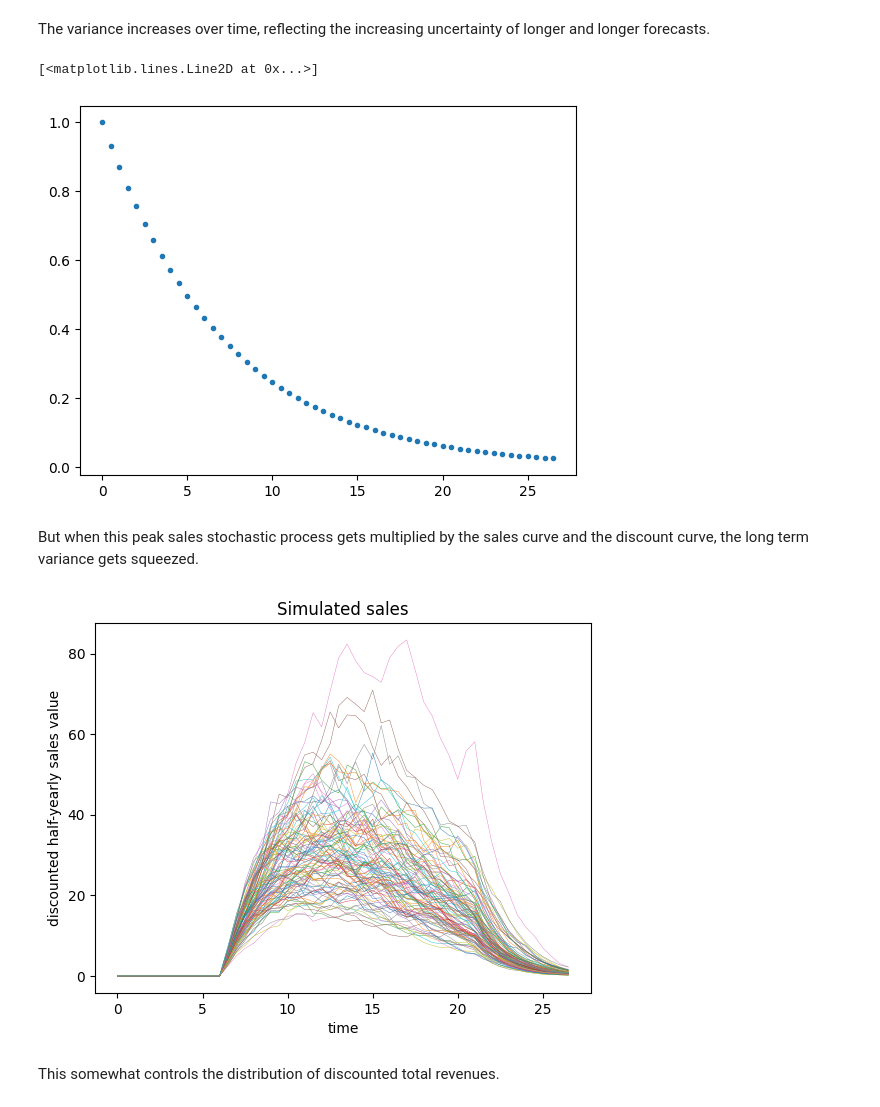
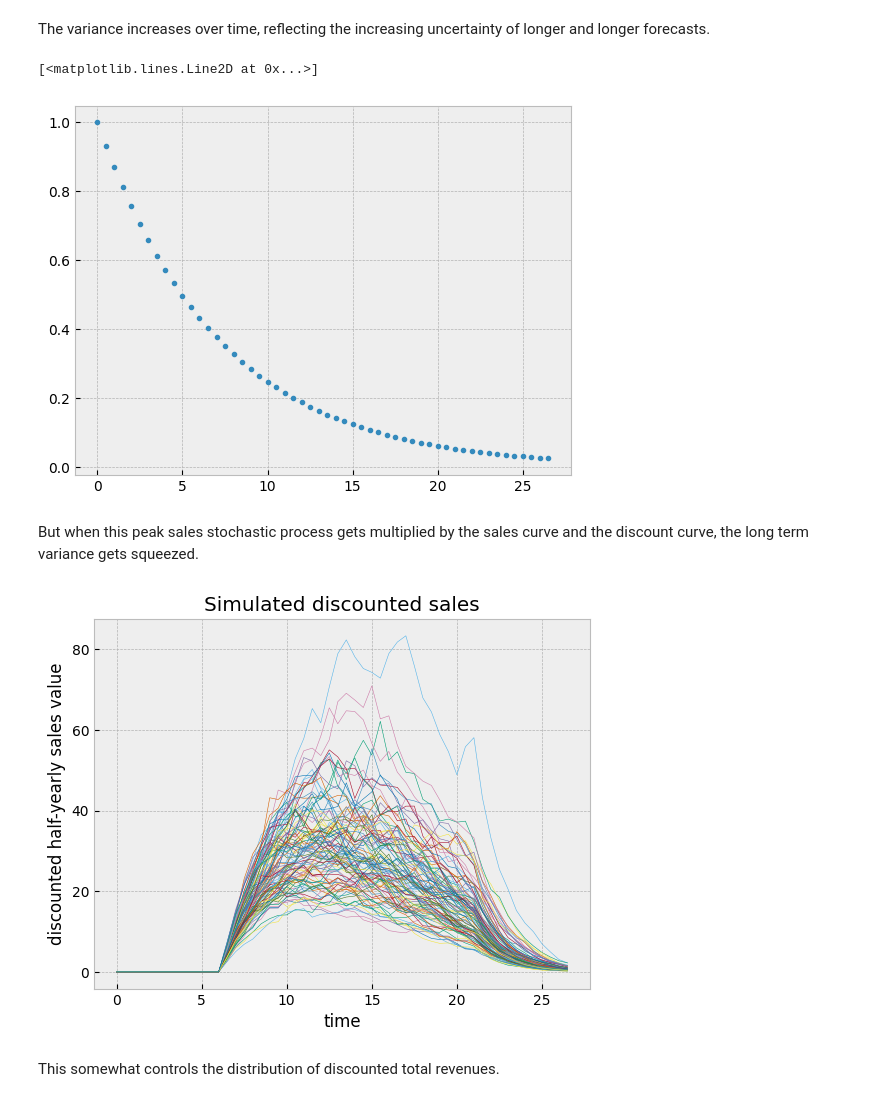
Before and after one commit to ybarmaz/blog, a Jupyter notebook: posts/2023-11-03-Differentiable-programming-for-risk-management-and-decisions.ipynb, the cells around one changed output. Drawn from its saved outputs; the diff is of its cells as text; code cells hidden in the pictures.

```diff
--- a/posts/2023-11-03-Differentiable-programming-for-risk-management-and-decisions.ipynb
+++ b/posts/2023-11-03-Differentiable-programming-for-risk-management-and-decisions.ipynb
@@ -15,9 +39,12 @@ $$
 
 which should be straightforward to compute in a differentiable programming library such as JAX through the application of the `grad` operator.
 # %%
+#| echo: false
+#| output: false
 from jax import grad, random
 import jax.numpy as jnp
 import matplotlib.pyplot as plt
+plt.style.use('bmh')
 import pandas as pd
 import seaborn as sns
 
@@ -119,13 +152,14 @@ plt.show()
 # %% [markdown]
 The sales can then be modelled with a single random variable, the peak sales, that will be multiplied by the sales curve. Since the estimation of the peak sales can vary over time because of external market conditions, modelling it as a stochastic process is a reasonable assumption. In practice, a geometric Brownian motion is a practical and realistic choice.
 # %%
+#| echo: false
 key = random.PRNGKey(0)
 
 growth = .01
 volatility = .10
 time_step = .5
 
-peak_sales_estimate = 230
+peak_sales_estimate = 230.
 
 brownian_motion = tfd.MarkovChain(
     initial_state_prior=tfd.Deterministic(0.),
@@ -136,7 +170,7 @@ brownian_motion = tfd.MarkovChain(
 bms = brownian_motion.sample(10000, seed=key)
 
 for i in range(100):
-    plt.plot(time, peak_sales_estimate * jnp.exp(bms[i]), linewidth=0.3)
+    plt.plot(time, peak_sales_estimate * jnp.exp(bms[i]), linewidth=0.4)
 plt.xlabel('time')
 plt.ylabel('peak sales simulations')
 plt.title('peak sales geometric Brownian motion')
@@ -146,30 +180,36 @@ plt.show()
 # %% [markdown]
 The variance increases over time, reflecting the increasing uncertainty of longer and longer forecasts.
 # %%
+#| echo: false
+#| output: false
 plt.plot(time, discount_curve, '.')
 # %% [output]
 [<matplotlib.lines.Line2D at 0x...>]
-[figure, old version]
+[figure, new version]
 # %%
+#| echo: false
+#| output: false
 launch_cost_estimate = 100.
 margin = .55
 growth = .01
 volatility = .10
 discount_rate = .15
 time_step = .5
+peak_sales_estimate = 230.
 
 discount_curve = (1 + discount)**(-time)
 # %% [markdown]
 But when this peak sales stochastic process gets multiplied by the sales curve and the discount curve, the long term variance gets squeezed.
 # %%
+#| echo: false
 for i in range(100):
-    plt.plot(time, peak_sales_estimate * jnp.exp(bms[i]) * sales_curve * discount_curve, linewidth=0.3)
+    plt.plot(time, peak_sales_estimate * jnp.exp(bms[i]) * sales_curve * discount_curve, linewidth=0.4)
 plt.xlabel('time')
 plt.ylabel('discounted half-yearly sales value')
-plt.title('Simulated sales')
+plt.title('Simulated discounted sales')
 plt.show()
 # %% [output]
-[figure, old version]
+[figure, new version]
 # %% [markdown]
 This somewhat controls the distribution of discounted total revenues.
 # %%
```
Also changed, not shown: parts of 19 cells of this notebook.
